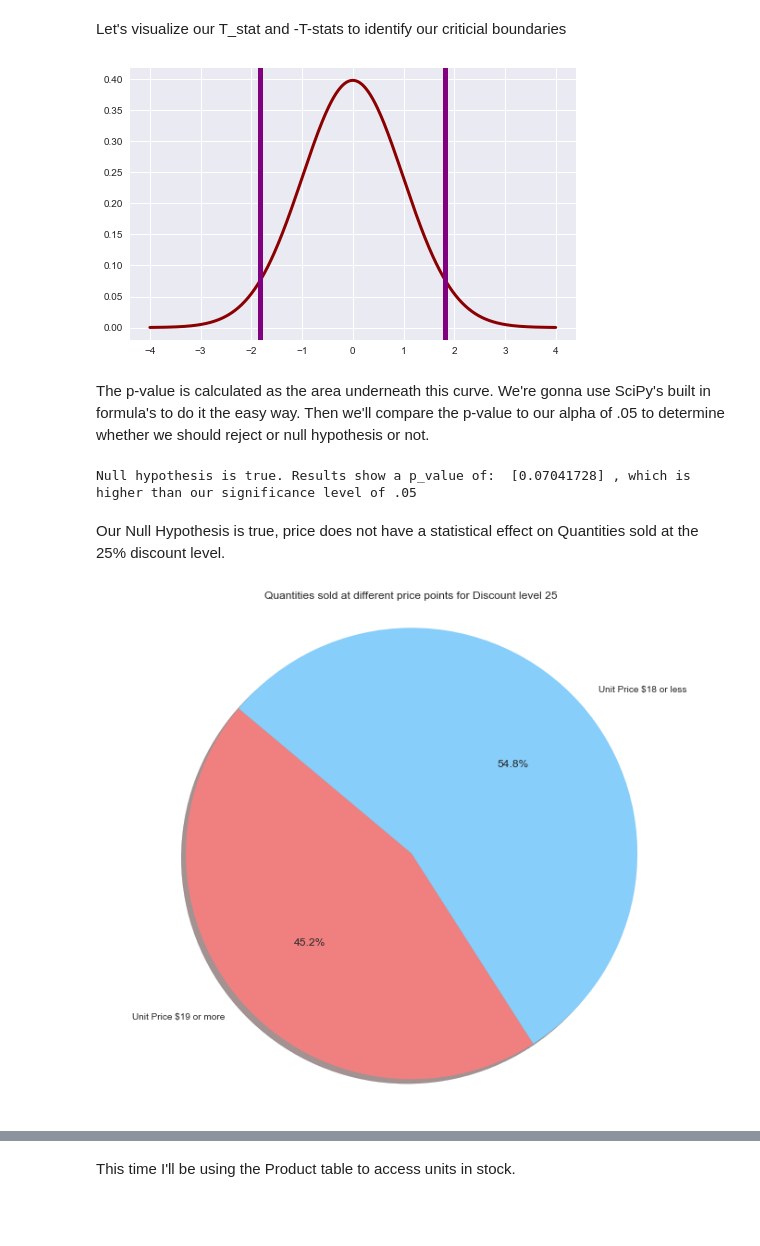
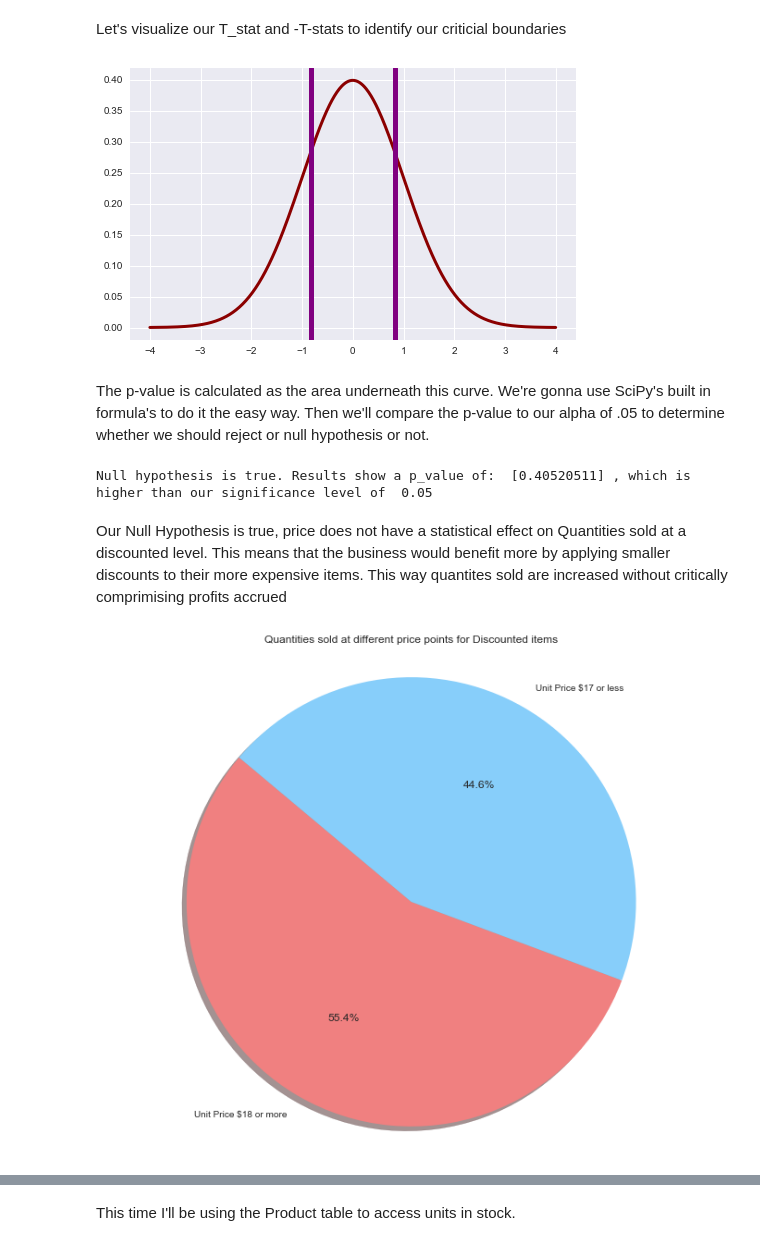
Before and after one commit to FHyder/dsc-2-final-project-online-ds-pt-100118, a Jupyter notebook: student.ipynb, the cells around one changed output, grey strips where cells are left out. Saved outputs shown, nothing was run; the diff lists cells and outputs as text; code cells hidden in the pictures; blank space fills up the shorter version.

```diff
--- a/student.ipynb
+++ b/student.ipynb
@@ -293,6 +293,6 @@ np.median(twenty_five)
 # %%
-upper25 = cur.execute('''SELECT Quantity FROM OrderDetail WHERE Discount = .25 AND UnitPrice > 18''').fetchall()
-lower25 = cur.execute('''SELECT Quantity FROM OrderDetail WHERE Discount = .25 AND UnitPrice < 19''').fetchall()
+higherpriced = cur.execute('''SELECT Quantity FROM OrderDetail WHERE Discount > 0 AND UnitPrice > 17''').fetchall()
+lowerpriced = cur.execute('''SELECT Quantity FROM OrderDetail WHERE Discount > 0  AND UnitPrice < 18''').fetchall()
 # %% [markdown]
 For our second hypothesis test I will be testing at an alpha level of 5%. I will run a two-sample t-test to eliminiate one of the following. This is a two tailed test.
 
@@ -313,16 +313,17 @@ plt.show()
 There's a lot of overlap here we'll calculate our t-statistic to find our p-value and compare it to our alpha of .05 to determine if our null hypothesis is true or false.
 # %%
 alpha = .05
-upper25mu = np.mean(upper25)
-lower25mu = np.mean(lower25)
-upper25var = sum([(i - upper25mu)**2 for i in upper25])
-lower25var = sum([(i - lower25mu)**2 for i in lower25])
-n_upper25 = len(upper25)
-n_lower25 = len(lower25)
-sample_var = (upper25var + lower25var)/((n_upper25 + n_lower25)-2)
-top = upper25mu - lower25mu
-bottom = np.sqrt(sample_var * ((1/n_upper25)+ (1/n_lower25)))
-t_stat = top/bottom
+higherpricedmu = np.mean(higherpriced)
+lowerpricedmu = np.mean(lowerpriced)
+
+higherpricedvar = sum([(i - higherpricedmu)**2 for i in higherpriced])
+lowerpricedvar = sum([(i - lowerpricedmu)**2 for i in lowerpriced])
+n_higher = len(higherpriced)
+n_lower = len(lowerpriced)
+sample_var = (higherpricedvar + lowerpricedvar)/((n_higher + n_lower)-2)
+top = higherpricedmu - lowerpricedmu
+bottom = np.sqrt(sample_var * ((1/n_higher + (1/n_lower))))
+t = top/bottom
 # %% [markdown]
 Let's visualize our T_stat and -T-stats to identify our criticial boundaries
 # %%
@@ -345,41 +346,41 @@ def visualize_t(t_stat, n_control, n_experimental):
     plt.show()
     return None
 
-n_control = len(upper25)
-n_experimental = len(lower25)
-visualize_t(t_stat, n_control, n_experimental)
+n_control = len(higherpriced)
+n_experimental = len(lowerpriced)
+visualize_t(t, n_control, n_experimental)
 # %% [output]
-[figure, old version]
+[figure, new version]
 # %% [markdown]
 The p-value is calculated as the area underneath this curve. We're gonna use SciPy's built in formula's to do it the easy way. Then we'll compare the p-value to our alpha of .05 to determine whether we should reject or null hypothesis or not.
 # %%
-p_val = stats.t.sf(abs(t_stat), (n_upper25 + n_lower25)-1) * 2
+p_val = stats.t.sf(abs(t), (n_higher + n_lower)-1) * 2
 
 
 if p_val < alpha:
-    print('Null hypothesis rejected. Results are statistically significant with a p_value of: ',p_val,', which is lower than our significance level of .05')
+    print('Null hypothesis rejected. Results are statistically significant with a p_value of: ',p_val,', which is lower than our significance level of ', alpha)
 else:
-    print('Null hypothesis is true. Results show a p_value of: ',p_val,', which is higher than our significance level of .05')
+    print('Null hypothesis is true. Results show a p_value of: ',p_val,', which is higher than our significance level of ', alpha)
 # %% [output]
-Null hypothesis is true. Results show a p_value of:  [0.07041728] , which is higher than our significance level of .05
+Null hypothesis is true. Results show a p_value of:  [0.40520511] , which is higher than our significance level of  0.05
 # %% [markdown]
-Our Null Hypothesis is true, price does not have a statistical effect on Quantities sold at the 25% discount level.
+Our Null Hypothesis is true, price does not have a statistical effect on Quantities sold at a discounted level. This means that the business would benefit more by applying smaller discounts to their more expensive items. This way quantites sold are increased without critically comprimising profits accrued
 # %%
 # Data to plot
-labels = 'Unit Price $19 or more', 'Unit Price $18 or less'
-sizes = [70, 85]
+labels = 'Unit Price $18 or more', 'Unit Price $17 or less'
+sizes = [n_higher, n_lower]
 colors = ['lightcoral', 'lightskyblue']
 
 
 # Plot
 plt.pie(sizes,  labels=labels, colors=colors,
         autopct='%1.1f%%', shadow=True, startangle=140)
 
 plt.axis('equal')
-plt.title('Quantities sold at different price points for Discount level 25 ')
+plt.title('Quantities sold at different price points for Discounted items ')
 plt.show()
 # %% [output]
-[figure, old version]
+[figure, new version]
 # %% [markdown]
 For our third hypothesis I've noticed that some units are in stock at much higher quantites than others. Does this have something to do with the price? I will see if higher priced items tend to be in stock in larger quantites than lower priced items. The median of units in stock will serve as the threshold for determining if an item is in "High Stock" or "Low Stock". I will use a significance level of .05 to test the following. This is a one-tailed test as we are testing if one mu is larger than the other.
 
```
Also changed, not shown: parts of 38 cells of this notebook, 2 other files.
